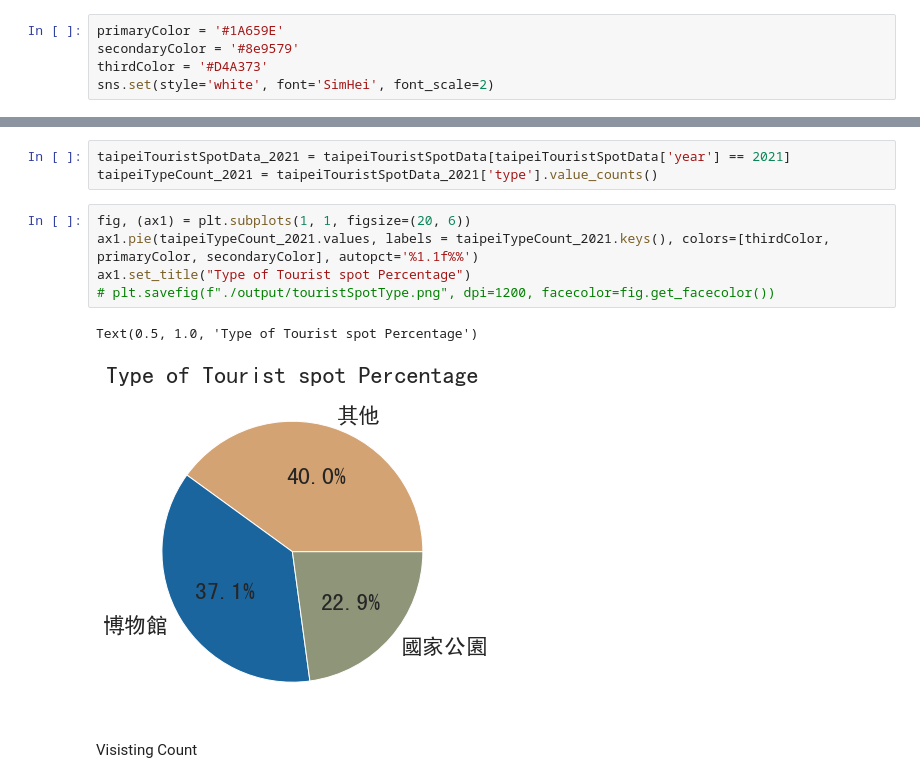
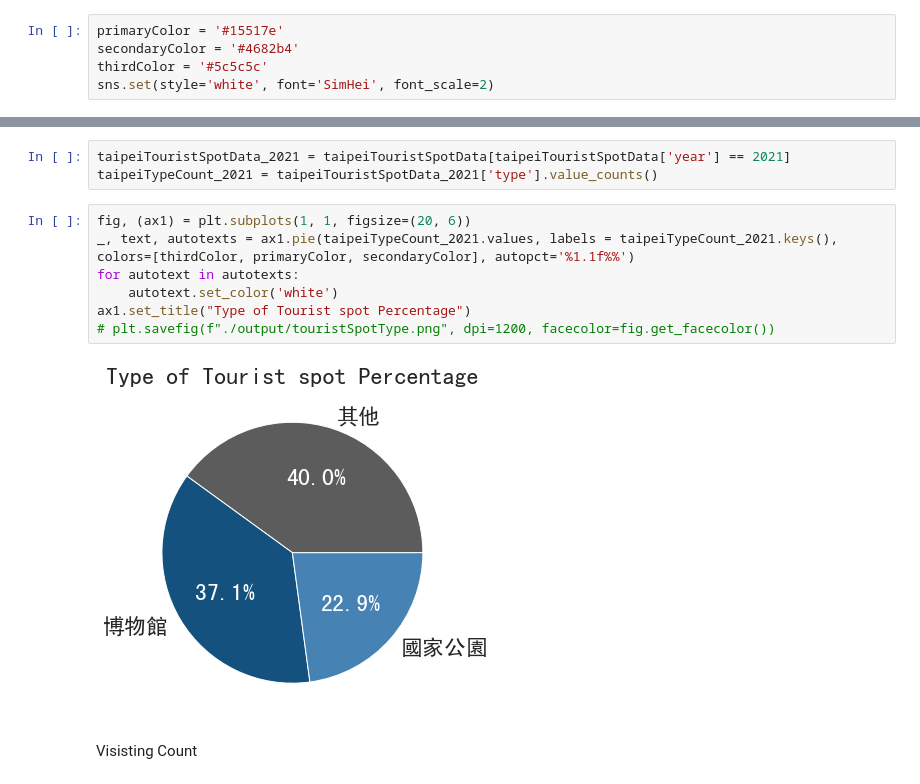
Before and after one commit to Jasmine-fe/DataAnalysis_TaipeiTouristSpot, a Jupyter notebook: TaipeiTouristSpot.ipynb, the cells around one changed output, grey strips where cells are left out. Drawn from its saved outputs; the diff is of its cells as text.

Commit message:
modify color, add hotTouristSpots history plot

```diff
--- a/TaipeiTouristSpot.ipynb
+++ b/TaipeiTouristSpot.ipynb
@@ -8,9 +8,9 @@ from matplotlib.ticker import MaxNLocator
 
 warnings.filterwarnings("ignore")
 # %%
-primaryColor = '#1A659E'
-secondaryColor = '#8e9579'
-thirdColor = '#D4A373'
+primaryColor = '#15517e'
+secondaryColor = '#4682b4'
+thirdColor = '#5c5c5c'
 sns.set(style='white', font='SimHei', font_scale=2)
 # %% [markdown]
 Data - 歷年國內主要觀光遊憩據點遊客人數月別統計
@@ -76,12 +76,13 @@ taipeiTouristSpotData_2021 = taipeiTouristSpotData[taipeiTouristSpotData['year']
 taipeiTypeCount_2021 = taipeiTouristSpotData_2021['type'].value_counts()
 # %%
 fig, (ax1) = plt.subplots(1, 1, figsize=(20, 6))
-ax1.pie(taipeiTypeCount_2021.values, labels = taipeiTypeCount_2021.keys(), colors=[thirdColor, primaryColor, secondaryColor], autopct='%1.1f%%')
+_, text, autotexts = ax1.pie(taipeiTypeCount_2021.values, labels = taipeiTypeCount_2021.keys(), colors=[thirdColor, primaryColor, secondaryColor], autopct='%1.1f%%')
+for autotext in autotexts:
+    autotext.set_color('white')
 ax1.set_title("Type of Tourist spot Percentage")
 # plt.savefig(f"./output/touristSpotType.png", dpi=1200, facecolor=fig.get_facecolor())
 # %% [output]
-Text(0.5, 1.0, 'Type of Tourist spot Percentage')
-[figure, old version]
+[figure, new version]
 # %% [markdown]
 Visisting Count
 # %%
```
Also changed, not shown: parts of 4 cells of this notebook.
